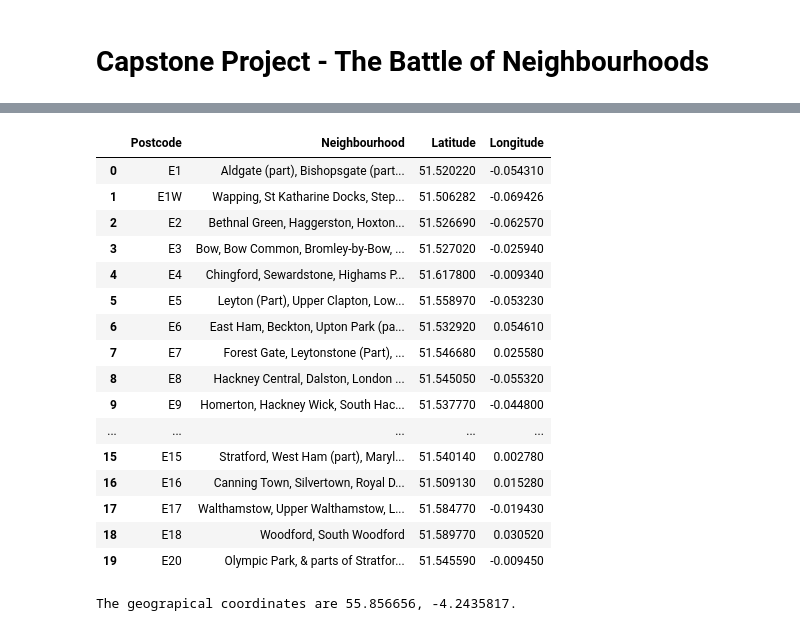
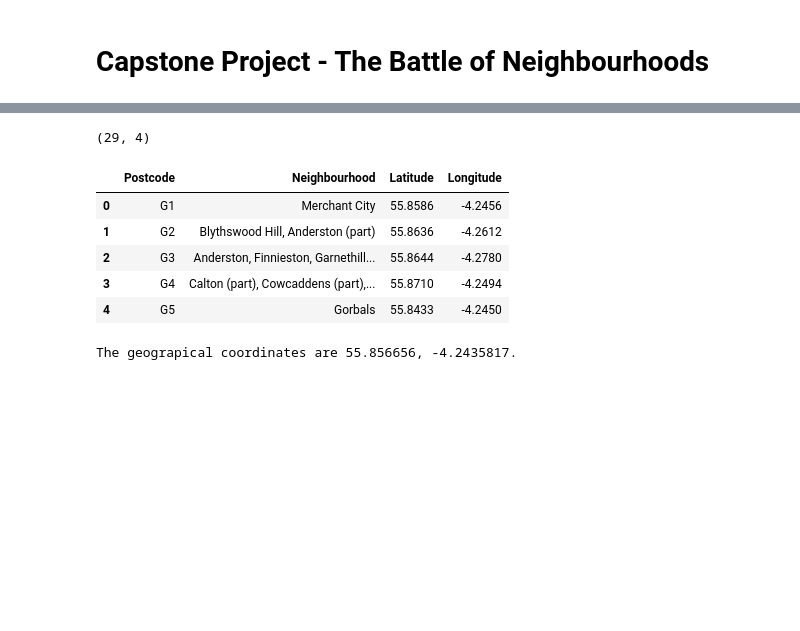
Before and after one commit to WOuOK-93/IBM-DataScience-Capstone, a Jupyter notebook: BattleofNeighboursFinal.ipynb, the cells around one changed output, grey strips where cells are left out. Cells and saved outputs as stored; diff of their text form; code cells hidden in the pictures; blank space fills up the shorter version.

```diff
--- a/BattleofNeighboursFinal.ipynb
+++ b/BattleofNeighboursFinal.ipynb
@@ -116,29 +106,17 @@ get_latlng('E1')
-# %%
-postal_codes = data['Postcode']
-coords = [ get_latlng(postal_code) for postal_code in postal_codes.tolist() ]
-
-df_coords = pd.DataFrame(coords, columns=['Latitude', 'Longitude'])
-data['Latitude'] = df_coords['Latitude']
-data['Longitude'] = df_coords['Longitude']
-
-data
-# %% [output]
-|  | Postcode | Neighbourhood | Latitude | Longitude |
-| 0 | E1 | Aldgate (part), Bishopsgate (part... | 51.520220 | -0.054310 |
-| 1 | E1W | Wapping, St Katharine Docks, Step... | 51.506282 | -0.069426 |
-| 2 | E2 | Bethnal Green, Haggerston, Hoxton... | 51.526690 | -0.062570 |
-| 3 | E3 | Bow, Bow Common, Bromley-by-Bow, ... | 51.527020 | -0.025940 |
-| 4 | E4 | Chingford, Sewardstone, Highams P... | 51.617800 | -0.009340 |
-| 5 | E5 | Leyton (Part), Upper Clapton, Low... | 51.558970 | -0.053230 |
-| 6 | E6 | East Ham, Beckton, Upton Park (pa... | 51.532920 | 0.054610 |
-| 7 | E7 | Forest Gate, Leytonstone (Part), ... | 51.546680 | 0.025580 |
-| 8 | E8 | Hackney Central, Dalston, London ... | 51.545050 | -0.055320 |
-| 9 | E9 | Homerton, Hackney Wick, South Hac... | 51.537770 | -0.044800 |
-| ... | ... | ... | ... | ... |
-| 15 | E15 | Stratford, West Ham (part), Maryl... | 51.540140 | 0.002780 |
-| 16 | E16 | Canning Town, Silvertown, Royal D... | 51.509130 | 0.015280 |
-| 17 | E17 | Walthamstow, Upper Walthamstow, L... | 51.584770 | -0.019430 |
-| 18 | E18 | Woodford, South Woodford | 51.589770 | 0.030520 |
-| 19 | E20 | Olympic Park, & parts of Stratfor... | 51.545590 | -0.009450 |
+# %%
+# Obtain Latitudes and Longitudes for each postcode, glasgow_postcodes.csv uploaded to notebook folder
+
+postcodes = pd.read_csv('glasgow_postcodes.csv')          # store in dataframe
+neighbourhoods = pd.merge(data, postcodes, on= 'Postcode')          # merge data and postcode dataframes
+print(neighbourhoods.shape)
+neighbourhoods.head()
+# %% [output]
+(29, 4)
+|  | Postcode | Neighbourhood | Latitude | Longitude |
+| 0 | G1 | Merchant City | 55.8586 | -4.2456 |
+| 1 | G2 | Blythswood Hill, Anderston (part) | 55.8636 | -4.2612 |
+| 2 | G3 | Anderston, Finnieston, Garnethill... | 55.8644 | -4.2780 |
+| 3 | G4 | Calton (part), Cowcaddens (part),... | 55.8710 | -4.2494 |
+| 4 | G5 | Gorbals | 55.8433 | -4.2450 |
 # %%
 # Create a map of the neighbourhoods
```
Also changed, not shown: parts of 6 cells of this notebook, 2 other files.
